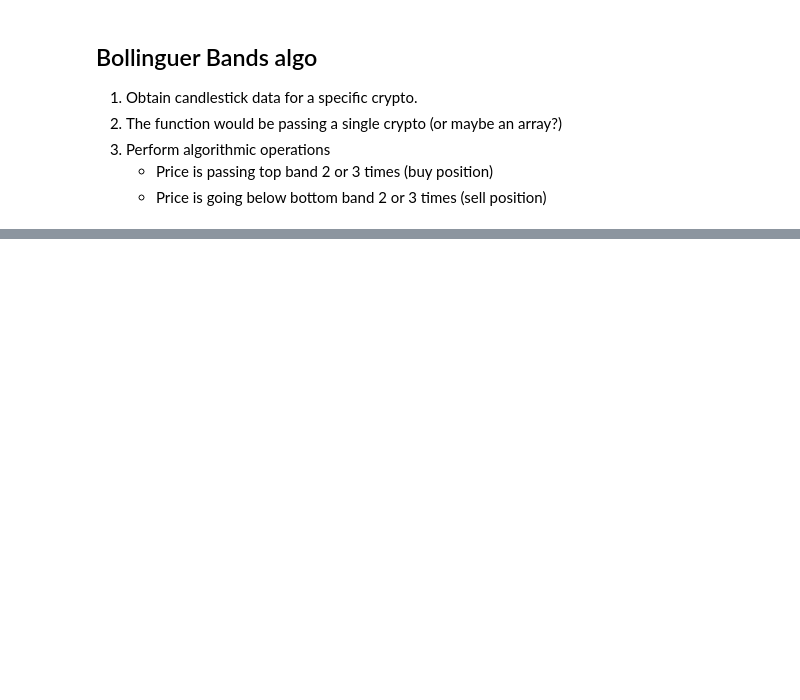
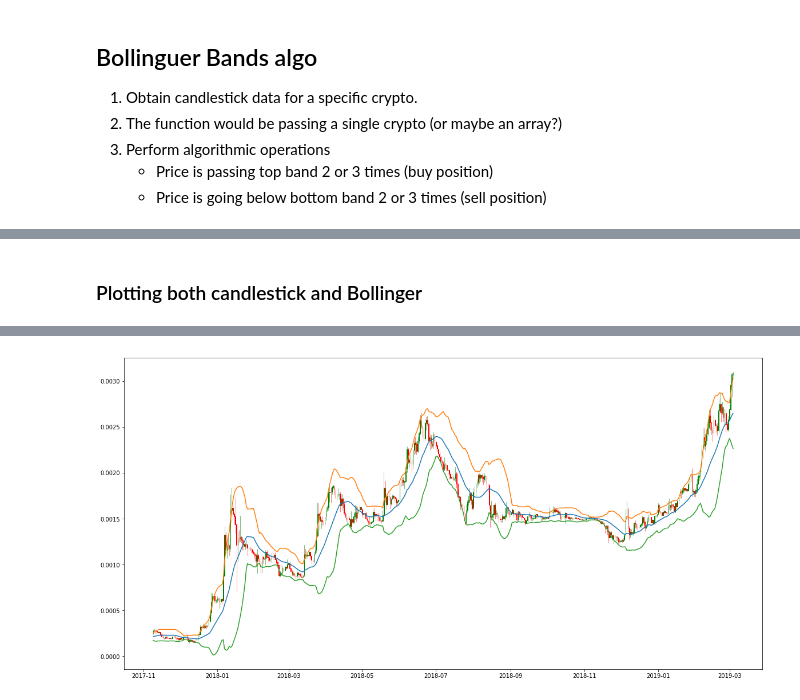
Before and after one commit to carkod/algobin-notebook, a Jupyter notebook: research/Bollinguer Bands Algorithm.ipynb, the cells around one changed output, grey strips where cells are left out. Cells and saved outputs as stored; diff of their text form; code cells hidden in the pictures; blank space fills up the shorter version.

```diff
--- a/research/Bollinguer Bands Algorithm.ipynb
+++ b/research/Bollinguer Bands Algorithm.ipynb
@@ -68,0 +85,15 @@ df[['Close','Close: 30 Day Mean','Upper','Lower']].plot(figsize=(16,6))
+# %%
+# adding data
+pd.options.mode.chained_assignment = None
+ohlc_df['MA-30'] = pd.Series(ohlc_df['Close'].rolling(window=20).mean(), index=ohlc_df.index)
+ohlc_df['Upper'] = pd.Series(ohlc_df['MA-30'] + 2*ohlc_df['Close'].rolling(window=20).std(), index=ohlc_df.index)
+ohlc_df['Lower'] = pd.Series(ohlc_df['MA-30'] - 2*ohlc_df['Close'].rolling(window=20).std(), index=ohlc_df.index)
+
+# signal line for MACD
+ohlc_df['EWMA6'] = pd.Series(ohlc_df['Close'].ewm(span=6).mean(),  index=ohlc_df.index)
+# Add Exponential Weighted MA
+ohlc_df['EWMA12'] = pd.Series(ohlc_df['Close'].ewm(span=12).mean(),  index=ohlc_df.index)
+ohlc_df['EWMA26'] = pd.Series(ohlc_df['Close'].ewm(span=26).mean(),  index=ohlc_df.index)
+ohlc_df['MACD']= pd.Series(ohlc_df['EWMA26'] - ohlc_df['EWMA12'])
+ohlc_df.dropna(inplace=True)
+ohlc_df.head()
@@ -68,0 +107,20 @@ df[['Close','Close: 30 Day Mean','Upper','Lower']].plot(figsize=(16,6))
+# %% [markdown]
+### Plotting both candlestick and Bollinger
+# %%
+# plot config
+# ohlc_df.head()
+quotes = zip(ohlc_df['Close time'].apply(mdates.date2num), ohlc_df['Open'], ohlc_df['High'], ohlc_df['Low'], ohlc_df['Close'])
+# Bollinguer
+# fig = plt.figure(figsize=(20, 10), dpi=300)
+# ax = plt.subplot2grid((10, 5), (1, 0), rowspan=6, colspan=8)
+fig, ax1 = plt.subplots(figsize=(20,10))
+candlestick_ohlc(ax1, quotes, width=0.3, colorup='g')
+plt.plot(ohlc_df['Close time'], ohlc_df['MA-30'])
+plt.plot(ohlc_df['Close time'], ohlc_df['Upper'])
+plt.plot(ohlc_df['Close time'], ohlc_df['Lower'])
+plt.plot(xlim=['2018-01-01', '2018-03-01'])
+ax.xaxis.set_major_formatter(mdates.DateFormatter('%y-%m-%d %H:%M'))
+ax.set_xticklabels(ohlc_df['Close time'],rotation=45, horizontalalignment='right')
+
+# plt.show()
+# %% [output]
@@ -68,0 +133 @@ df[['Close','Close: 30 Day Mean','Upper','Lower']].plot(figsize=(16,6))
+[figure, added]
```
Also changed, not shown: parts of 13 cells of this notebook.
